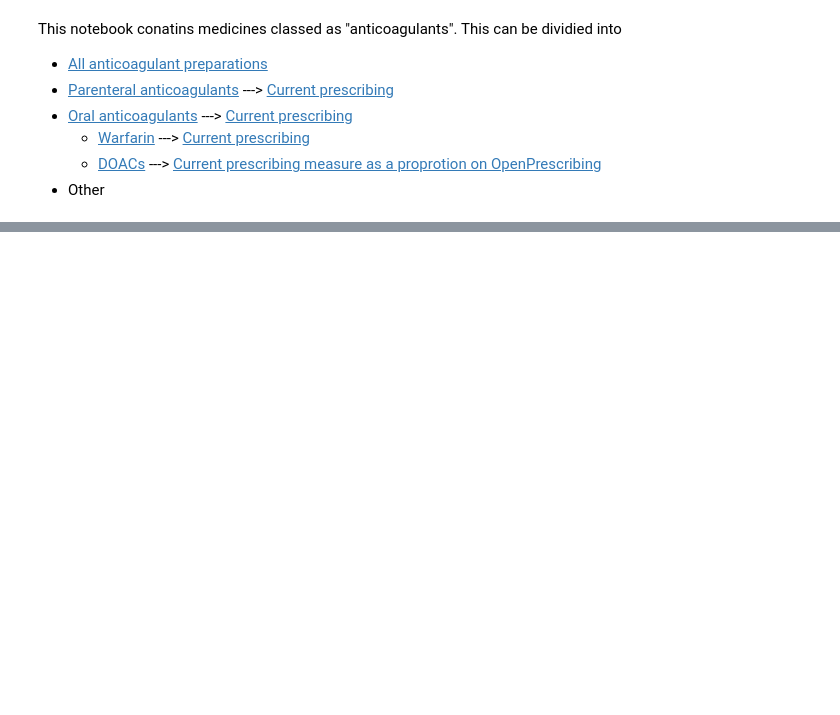
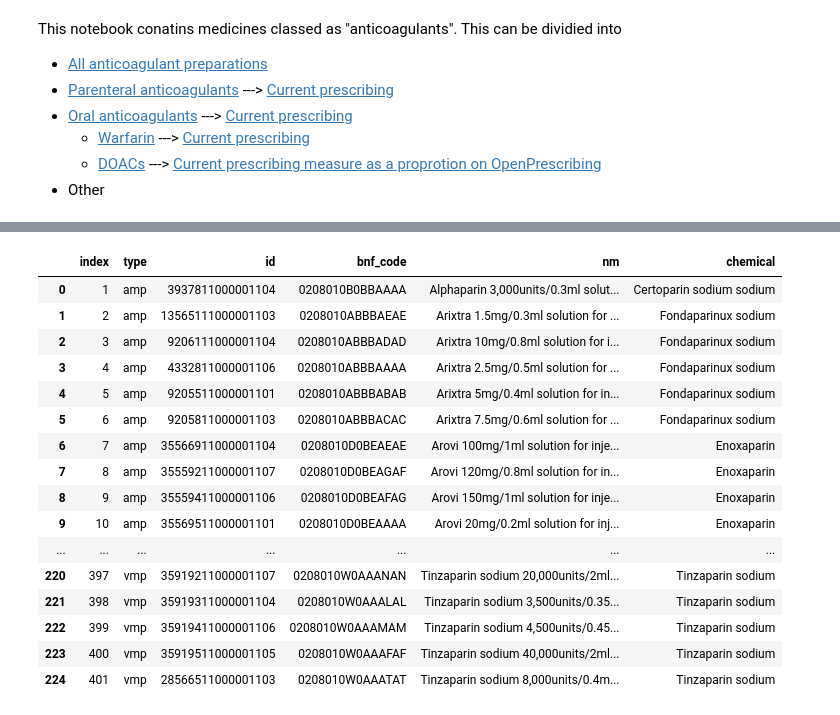
Before and after one commit to ebmdatalab/anticoagulant-covid-codelist-notebook, a Jupyter notebook: notebooks/anticoagulants.ipynb, the cells around one changed output, grey strips where cells are left out. Cells and saved outputs as stored; diff of their text form; code cells hidden in the pictures; blank space fills up the shorter version.

```diff
--- a/notebooks/anticoagulants.ipynb
+++ b/notebooks/anticoagulants.ipynb
@@ -58,0 +75,23 @@ complete_anticoagulant_codelist
+# %%
+parenteral_anticoagulant_codelist = complete_anticoagulant_codelist.loc[complete_anticoagulant_codelist["bnf_code"].str[:7]=="0208010"]
+pd.set_option('display.max_rows', None)
+pd.set_option('display.max_colwidth', None)
+parenteral_anticoagulant_codelist.reset_index()
+# %% [output]
+|  | index | type | id | bnf_code | nm | chemical |
+| 0 | 1 | amp | 3937811000001104 | 0208010B0BBAAAA | Alphaparin 3,000units/0.3ml solut... | Certoparin sodium sodium |
+| 1 | 2 | amp | 13565111000001103 | 0208010ABBBAEAE | Arixtra 1.5mg/0.3ml solution for ... | Fondaparinux sodium |
+| 2 | 3 | amp | 9206111000001104 | 0208010ABBBADAD | Arixtra 10mg/0.8ml solution for i... | Fondaparinux sodium |
+| 3 | 4 | amp | 4332811000001106 | 0208010ABBBAAAA | Arixtra 2.5mg/0.5ml solution for ... | Fondaparinux sodium |
+| 4 | 5 | amp | 9205511000001101 | 0208010ABBBABAB | Arixtra 5mg/0.4ml solution for in... | Fondaparinux sodium |
+| 5 | 6 | amp | 9205811000001103 | 0208010ABBBACAC | Arixtra 7.5mg/0.6ml solution for ... | Fondaparinux sodium |
+| 6 | 7 | amp | 35566911000001104 | 0208010D0BEAEAE | Arovi 100mg/1ml solution for inje... | Enoxaparin |
+| 7 | 8 | amp | 35559211000001107 | 0208010D0BEAGAF | Arovi 120mg/0.8ml solution for in... | Enoxaparin |
+| 8 | 9 | amp | 35559411000001106 | 0208010D0BEAFAG | Arovi 150mg/1ml solution for inje... | Enoxaparin |
+| 9 | 10 | amp | 35569511000001101 | 0208010D0BEAAAA | Arovi 20mg/0.2ml solution for inj... | Enoxaparin |
+| ... | ... | ... | ... | ... | ... | ... |
+| 220 | 397 | vmp | 35919211000001107 | 0208010W0AAANAN | Tinzaparin sodium 20,000units/2ml... | Tinzaparin sodium |
+| 221 | 398 | vmp | 35919311000001104 | 0208010W0AAALAL | Tinzaparin sodium 3,500units/0.35... | Tinzaparin sodium |
+| 222 | 399 | vmp | 35919411000001106 | 0208010W0AAAMAM | Tinzaparin sodium 4,500units/0.45... | Tinzaparin sodium |
+| 223 | 400 | vmp | 35919511000001105 | 0208010W0AAAFAF | Tinzaparin sodium 40,000units/2ml... | Tinzaparin sodium |
+| 224 | 401 | vmp | 28566511000001103 | 0208010W0AAATAT | Tinzaparin sodium 8,000units/0.4m... | Tinzaparin sodium |
```
Also changed, not shown: parts of 16 cells of this notebook, 5 other files.
